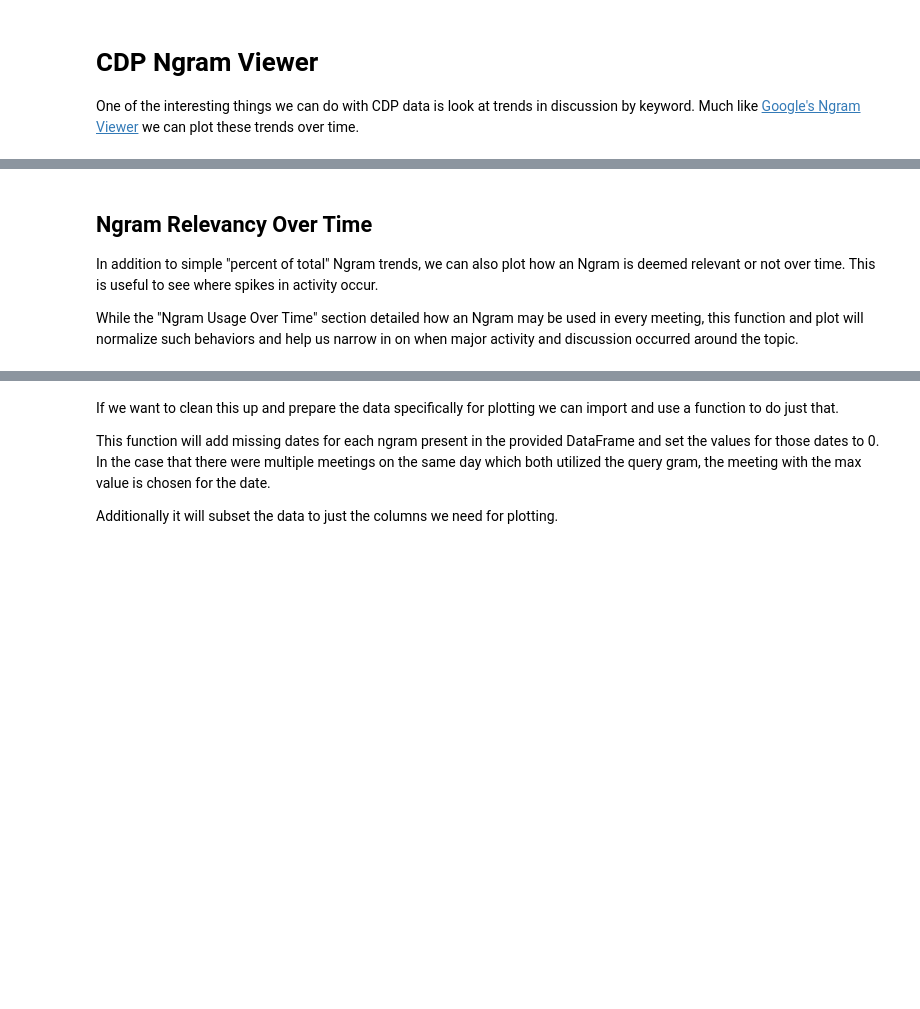
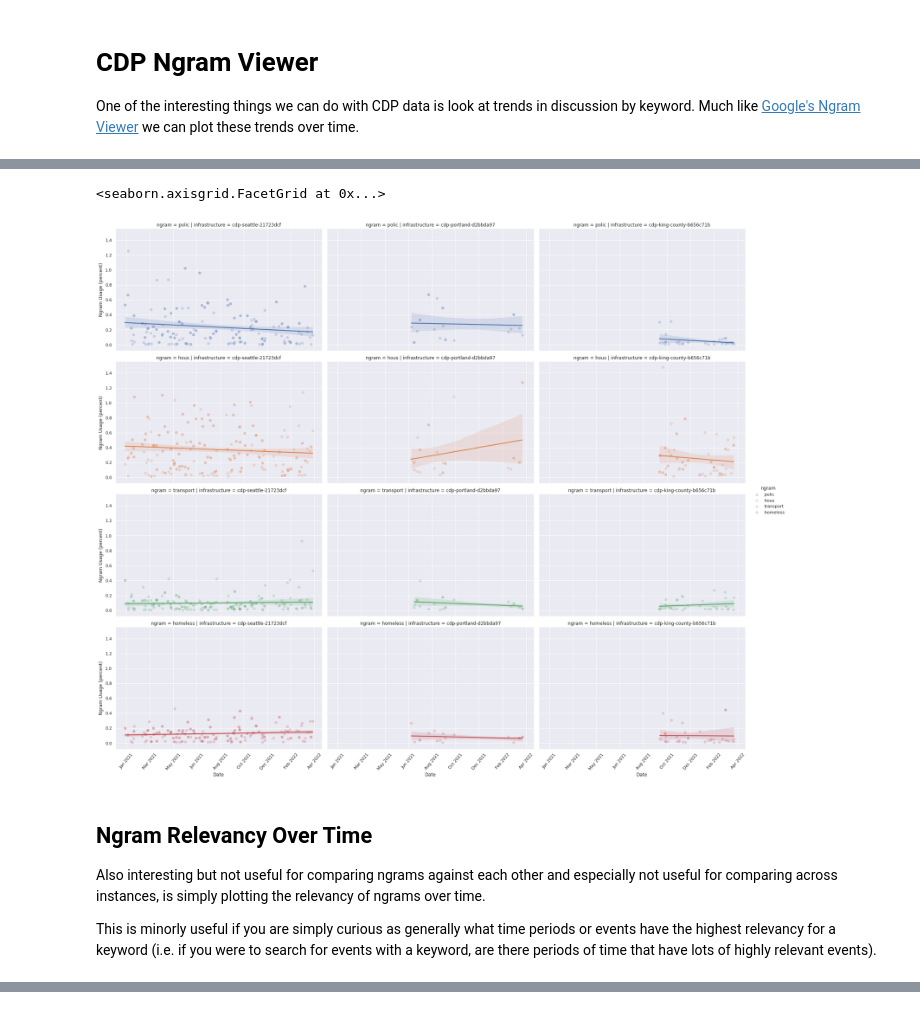
Before and after one commit to CouncilDataProject/cdp-data, a Jupyter notebook: notebooks/plot_keyword_history.ipynb, the cells around one changed output, grey strips where cells are left out. Saved outputs shown, nothing was run; the diff lists cells and outputs as text; code cells hidden in the pictures; blank space fills up the shorter version.

```diff
--- a/notebooks/plot_keyword_history.ipynb
+++ b/notebooks/plot_keyword_history.ipynb
@@ -116,10 +58,22 @@ chart.resolve_scale(
+# %%
+# Load cache
+import pandas as pd
+ds = pd.read_parquet("keyword_usage.parquet")
+# %%
+from cdp_data.keywords import plot_ngram_usage_histories
+plot_ngram_usage_histories(
+    ngram=["police", "housing", "transportation", "homelessness"],
+    gram_usage=ds,
+)
+# %% [output]
+<seaborn.axisgrid.FacetGrid at 0x...>
+[figure, added]
 # %% [markdown]
 ## Ngram Relevancy Over Time
 
-In addition to simple "percent of total" Ngram trends, we can also plot how an Ngram is deemed relevant or not over time.
-This is useful to see where spikes in activity occur.
+Also interesting but not useful for comparing ngrams against each other and especially not useful for comparing across instances, is simply plotting the relevancy of ngrams over time.
 
-While the "Ngram Usage Over Time" section detailed how an Ngram may be used in every meeting, this function and plot will normalize such behaviors and help us narrow in on when major activity and discussion occurred around the topic.
+This is minorly useful if you are simply curious as generally what time periods or events have the highest relevancy for a keyword (i.e. if you were to search for events with a keyword, are there periods of time that have lots of highly relevant events).
 # %%
 from cdp_data.keywords import get_ngram_relevancy_history
 
@@ -132,12 +86,6 @@ police.head()
 | 2 | police | polic | ... their peers being killed at t... | 0.300892 | 0.115281 | 02206e5a2e1e | indexed_event_gram/02206e5a2e1e | ... |
 | 3 | police | polic | ... of the bill before you to end... | 32.496369 | 14.994999 | 026b102636c0 | indexed_event_gram/026b102636c0 | ... |
 | 4 | police | polic | ... what has been happening and t... | 0.902677 | 0.326806 | 0301372cc93b | indexed_event_gram/0301372cc93b | ... |
-# %% [markdown]
-If we want to clean this up and prepare the data specifically for plotting we can import and use a function to do just that.
-
-This function will add missing dates for each ngram present in the provided DataFrame and set the values for those dates to 0. In the case that there were multiple meetings on the same day which both utilized the query gram, the meeting with the max value is chosen for the date.
-
-Additionally it will subset the data to just the columns we need for plotting.
 # %%
 from cdp_data.keywords import prepare_ngram_relevancy_history_plotting_data
 
```
Also changed, not shown: parts of 22 cells of this notebook.
